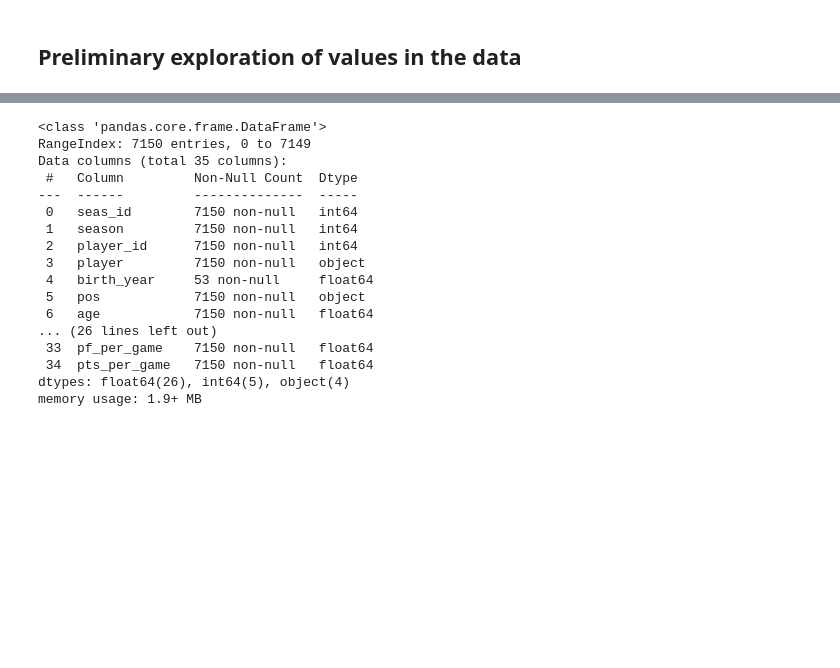
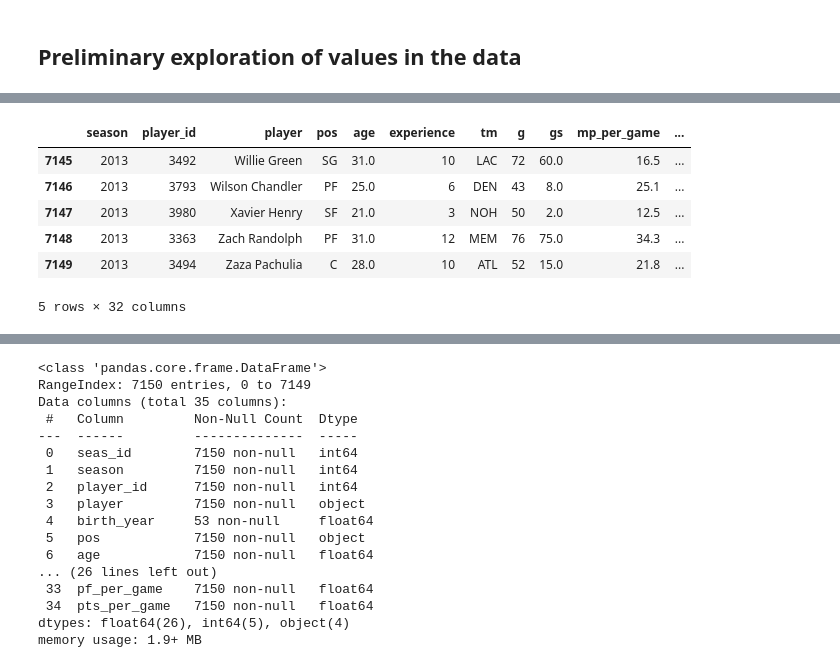
Before and after one commit to AlfonsoGhislieri/nba-machine-learning, a Jupyter notebook: getting_cleaning_data.ipynb, the cells around one changed output, grey strips where cells are left out. Cells and saved outputs as stored; diff of their text form; code cells hidden in the pictures; blank space fills up the shorter version.

```diff
--- a/getting_cleaning_data.ipynb
+++ b/getting_cleaning_data.ipynb
@@ -79,3 +92,13 @@ df.sample(10) # view 10 random samples of dataset
+# %%
+df.tail() # view last rows
+# %% [output]
+|  | season | player_id | player | pos | age | experience | tm | g | gs | mp_per_game | ... |
+| 7145 | 2013 | 3492 | Willie Green | SG | 31.0 | 10 | LAC | 72 | 60.0 | 16.5 | ... |
+| 7146 | 2013 | 3793 | Wilson Chandler | PF | 25.0 | 6 | DEN | 43 | 8.0 | 25.1 | ... |
+| 7147 | 2013 | 3980 | Xavier Henry | SF | 21.0 | 3 | NOH | 50 | 2.0 | 12.5 | ... |
+| 7148 | 2013 | 3363 | Zach Randolph | PF | 31.0 | 12 | MEM | 76 | 75.0 | 34.3 | ... |
+| 7149 | 2013 | 3494 | Zaza Pachulia | C | 28.0 | 10 | ATL | 52 | 15.0 | 21.8 | ... |
+5 rows × 32 columns
 # %%
 df.describe() # view the description of the numerical values in the data set
 # %% [output]
```
Also changed, not shown: parts of 5 cells of this notebook.
